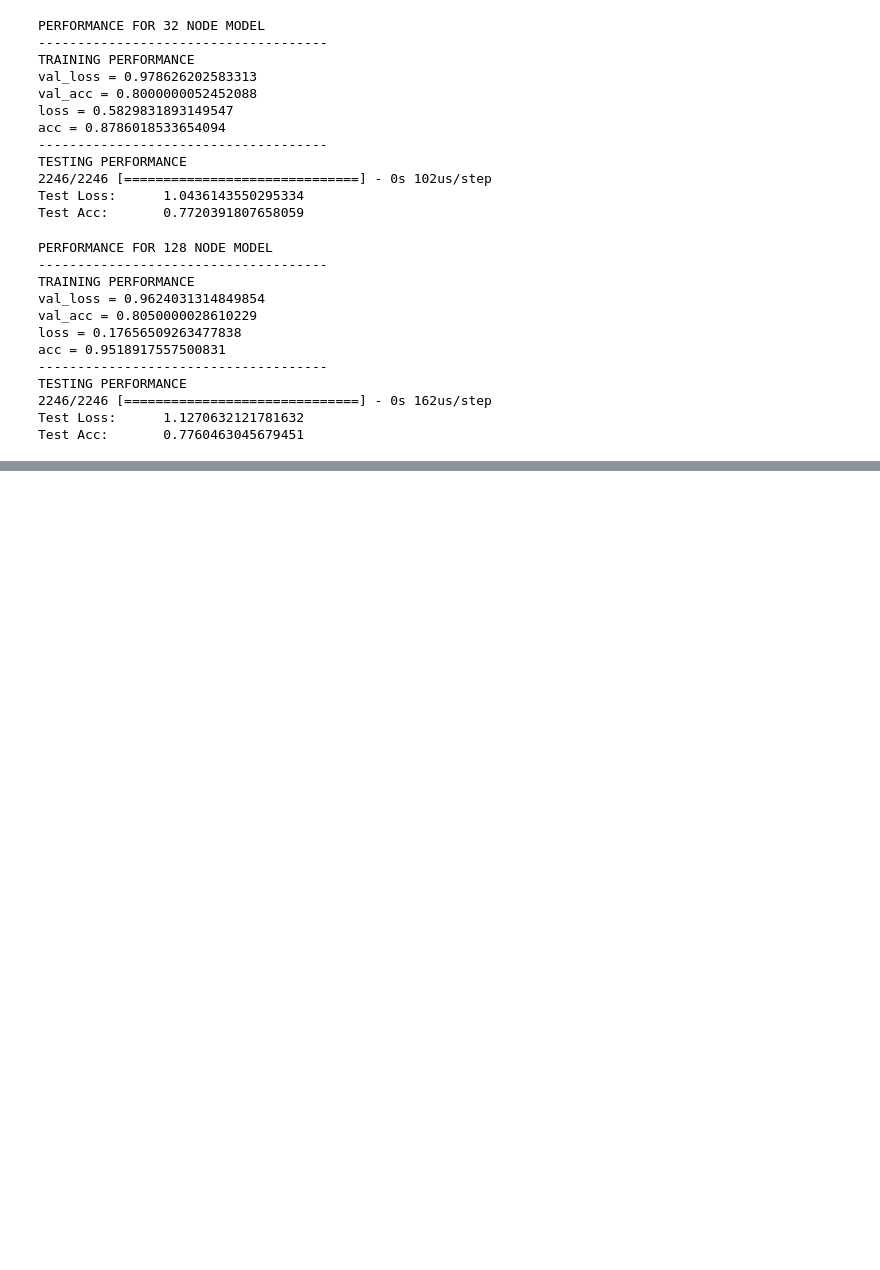
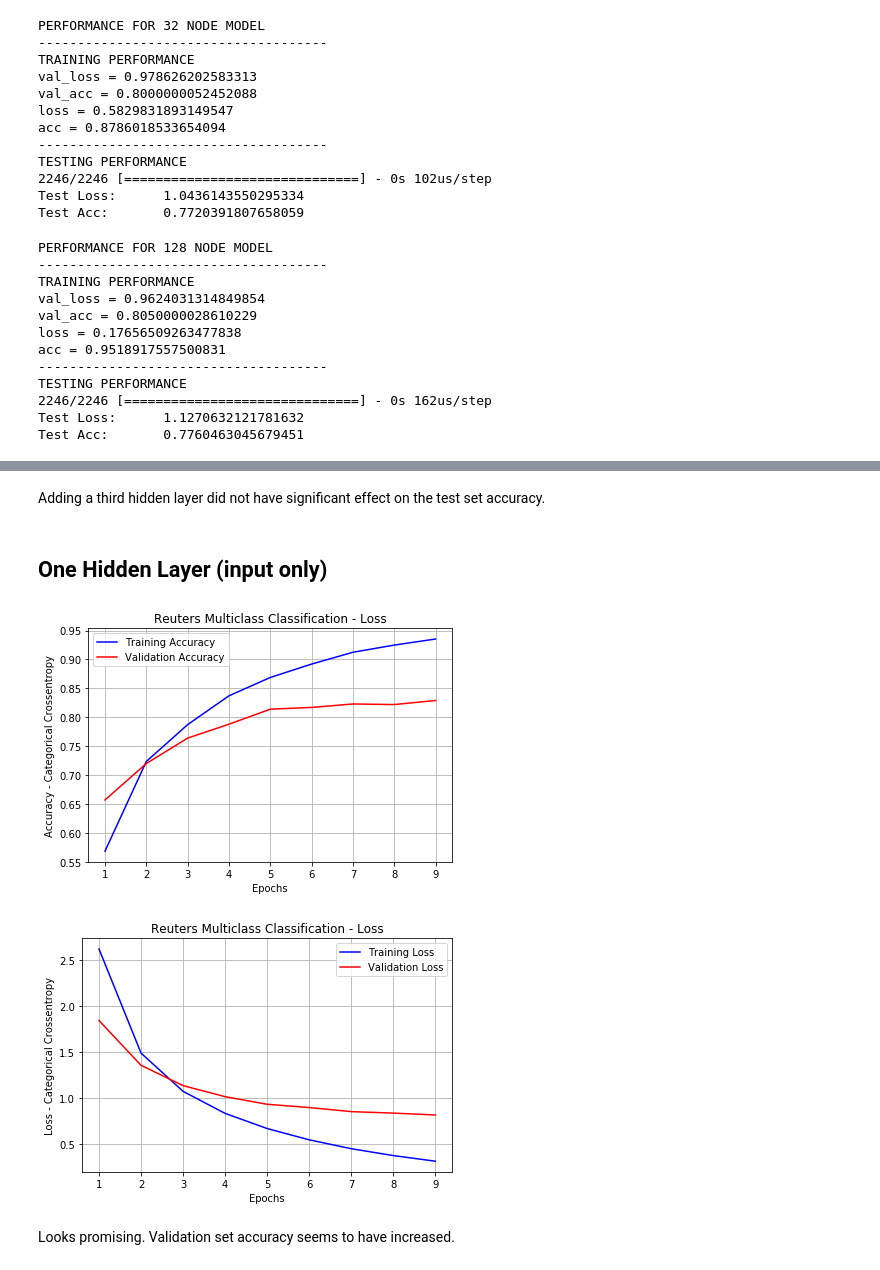
Before and after one commit to SMS-NED16/FYP-DL, a Jupyter notebook: chapter_3/3_2_Newsire_Multiclass_Classification.ipynb, the cells around one changed output, grey strips where cells are left out. Saved outputs shown, nothing was run; the diff lists cells and outputs as text; code cells hidden in the pictures; blank space fills up the shorter version.

```diff
--- a/chapter_3/3_2_Newsire_Multiclass_Classification.ipynb
+++ b/chapter_3/3_2_Newsire_Multiclass_Classification.ipynb
@@ -356,0 +392,25 @@ Test Acc:       0.7760463045679451
+# %% [markdown]
+Adding a third hidden layer did not have significant effect on the test set accuracy.
+# %% [markdown]
+## One Hidden Layer (input only)
+# %%
+# Instantiate
+model_1_hidden = models.Sequential()
+model_1_hidden.add(layers.Dense(64, input_shape=(10000,), activation='relu'))
+model_1_hidden.add(layers.Dense(46, input_shape=(10000,), activation='softmax'))
+
+# Compile
+model_1_hidden.compile(optimizer='rmsprop', loss='categorical_crossentropy', metrics=['accuracy'])
+
+# Train
+model_1_hidden_data = model_1_hidden.fit(partial_x_train, partial_y_train, epochs=9, batch_size=512,
+                                        validation_data=(x_val, y_val), verbose=0)
+# %%
+# Visualize performance
+plot_hist_data(model_1_hidden_data, acc_flag=True)
+plot_hist_data(model_1_hidden_data, acc_flag=False)
+# %% [output]
+[figure, added]
+[figure, added]
+# %% [markdown]
+Looks promising. Validation set accuracy seems to have increased.
```
Also changed, not shown: parts of 8 cells of this notebook.
